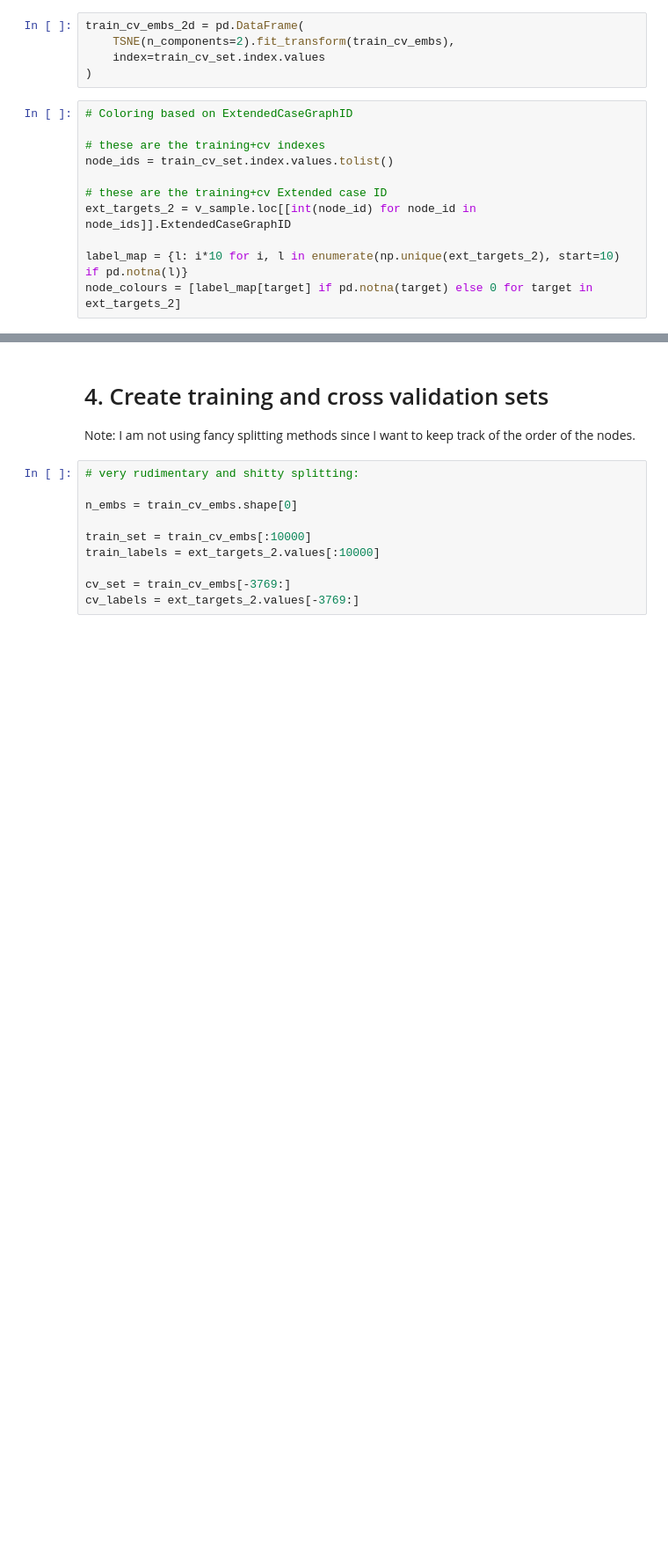
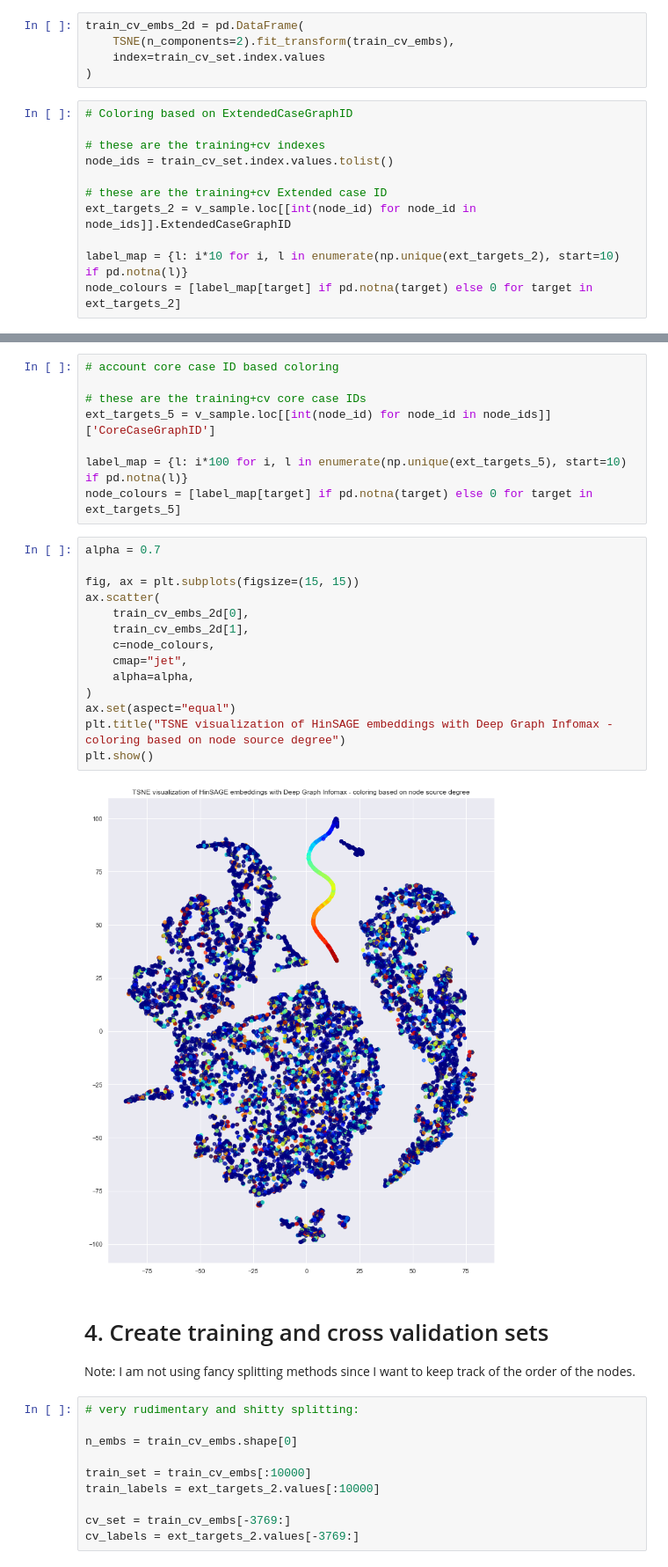
Before and after one commit to merklefruit/hpc2020-graphML, a Jupyter notebook: notebooks/Pipeline Idea for classification, attempt 2.ipynb, the cells around one changed output, grey strips where cells are left out. Shown at 88% size. Saved outputs shown, nothing was run; the diff lists cells and outputs as text; blank space fills up the shorter version.

```diff
--- a/notebooks/Pipeline Idea for classification, attempt 2.ipynb
+++ b/notebooks/Pipeline Idea for classification, attempt 2.ipynb
@@ -371,3 +395,27 @@ plt.show()
+# %%
+# account core case ID based coloring
+
+# these are the training+cv core case IDs
+ext_targets_5 = v_sample.loc[[int(node_id) for node_id in node_ids]]['CoreCaseGraphID']
+
+label_map = {l: i*100 for i, l in enumerate(np.unique(ext_targets_5), start=10) if pd.notna(l)}
+node_colours = [label_map[target] if pd.notna(target) else 0 for target in ext_targets_5]
+# %%
+alpha = 0.7
+
+fig, ax = plt.subplots(figsize=(15, 15))
+ax.scatter(
+    train_cv_embs_2d[0],
+    train_cv_embs_2d[1],
+    c=node_colours,
+    cmap="jet",
+    alpha=alpha,
+)
+ax.set(aspect="equal")
+plt.title("TSNE visualization of HinSAGE embeddings with Deep Graph Infomax - coloring based on node source degree")
+plt.show()
+# %% [output]
+[figure, added]
 # %% [markdown]
 # 4. Create training and cross validation sets
 
```
Also changed, not shown: parts of 3 cells of this notebook.
